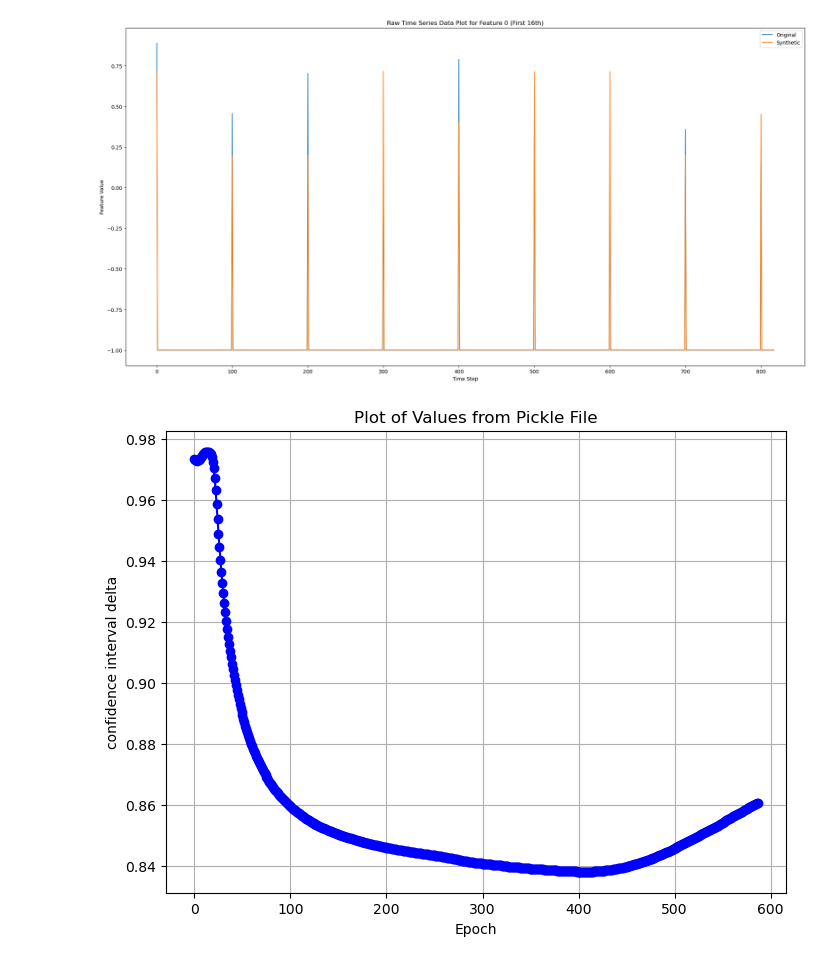
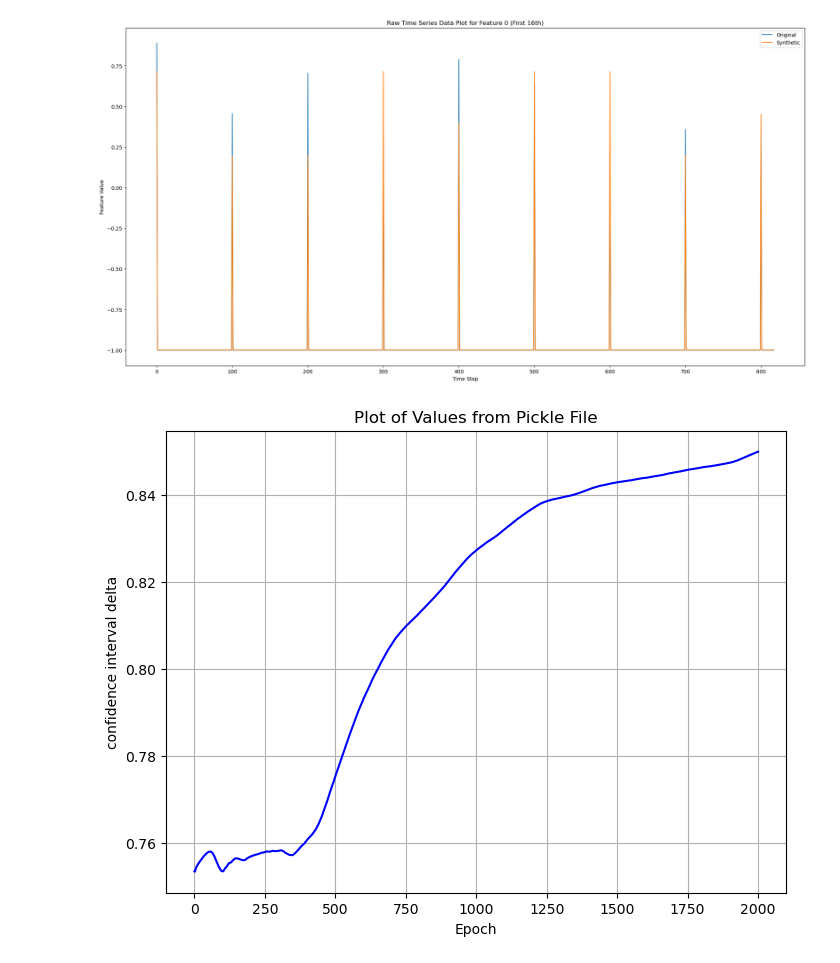
Before and after one commit to H0wl3r2001/timegan-pytorch, a Jupyter notebook: visualization.ipynb, the cells around one changed output. Saved outputs shown, nothing was run; the diff lists cells and outputs as text; code cells hidden in the pictures.

Commit message:
test and preliminary results. new data added

```diff
--- a/visualization.ipynb
+++ b/visualization.ipynb
@@ -135,27 +135,26 @@ plt.show()
 # %%
 import pickle
 import matplotlib.pyplot as plt
 path = "output/test"
-# Path to your pickle file containing the list of values
-pickle_file_path = 'output\test\a_order_(0, 0, 0)_conf_intrv.pickle'
+
 
 # Load the list of values from the pickle file
-with open(f"{path}/a_order_(0, 0, 0)_conf_intrv.pickle", 'rb') as f:
+with open(f"{path}/aOrder_0_0_0_confIntrv.pickle", 'rb') as f:
     values_list = pickle.load(f)
 
 # Check if the loaded data is a list or a single value
 if not isinstance(values_list, list):
     values_list = [values_list]  # Convert to list if it's a single value
 
 # Plot the values
 plt.figure(figsize=(8, 6))  # Set the figure size (optional)
 
-plt.plot(values_list, marker='o', linestyle='-', color='b')  # Plot the values
+plt.plot(values_list, linestyle='-', color='b')  # Plot the values
 plt.title('Plot of Values from Pickle File')  # Set plot title
 plt.xlabel('Epoch')  # Set x-axis label (optional)
 plt.ylabel('confidence interval delta')  # Set y-axis label (optional)
 plt.grid(True)  # Show grid (optional)
 
 plt.show()  # Display the plot
 # %% [output]
-[figure, old version]
+[figure, new version]
```
Also changed, not shown: parts of 4 cells of this notebook, 10 other files.
